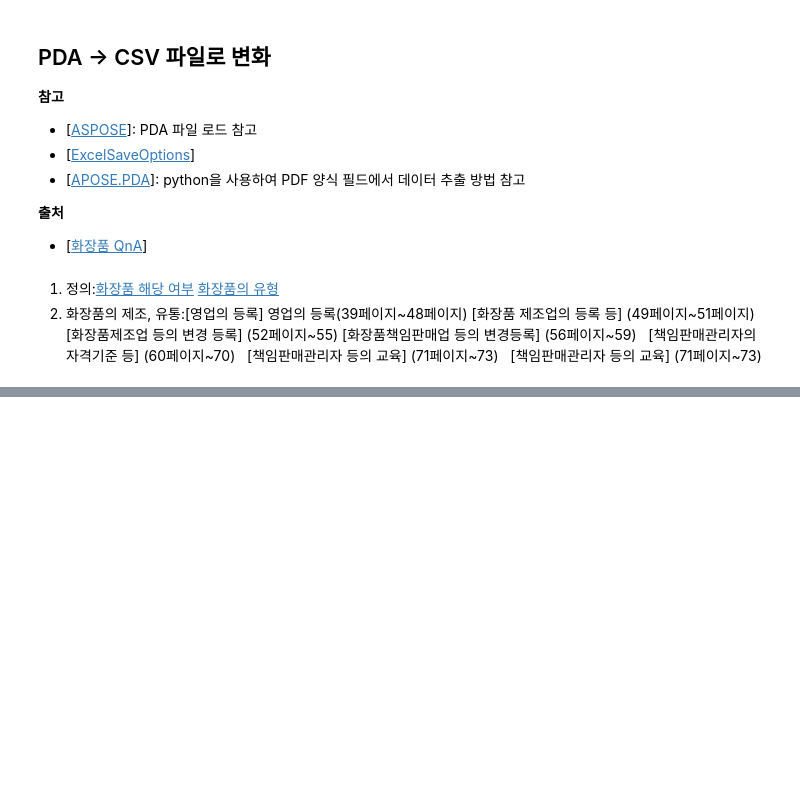
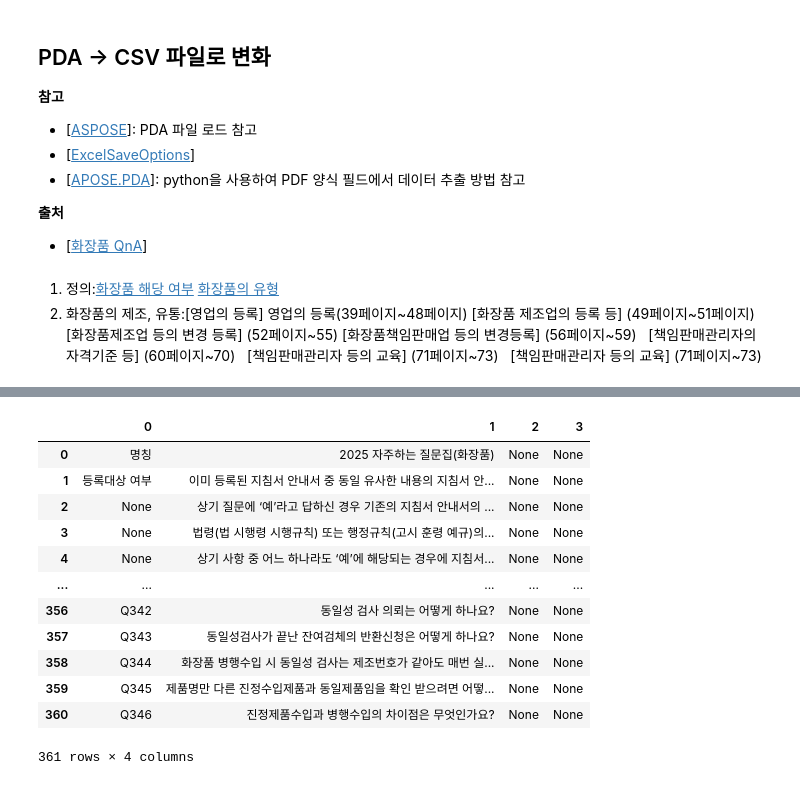
Before and after one commit to edu-ai-jiwon/nlp_practice, a Jupyter notebook: 06_seq2seq_chatbot1.ipynb, the cells around one changed output, grey strips where cells are left out. Saved outputs shown, nothing was run; the diff lists cells and outputs as text; code cells hidden in the pictures; blank space fills up the shorter version.

```diff
--- a/06_seq2seq_chatbot1.ipynb
+++ b/06_seq2seq_chatbot1.ipynb
@@ -101,0 +119,19 @@ def create_pdf_with_fields():
+# %%
+#데이터 로드
+with pdfplumber.open('C:\\SKN_24\\과제\\nlp_practice\\data\\2025+자주하는+질문집(화장품).pdf') as pdf:
+    all_tables=[]   #모든 테이블=모든 페이지 담는 빈 리스트 생성(배열 생성)
+
+    #모든 페이지 순회
+    for page_num, page in enumerate(pdf.pages):
+        print(f"페이지 {page_num+1}")
+
+        tables=page.extract_tables()
+
+        #데이터프레임 생성
+        for table in tables:
+            for row in table:
+                #cleaned_row=[cell.strip() if isinstance(cell, str) else cell in row]
+                cleaned_row=[cell.strip() if isinstance(cell, str) else cell  for cell in row]
+
+                if any(cell for cell in cleaned_row if cell):
+                    all_tables.append(cleaned_row)
@@ -101,0 +156,19 @@ def create_pdf_with_fields():
+# %%
+#데이터 전처리
+makeup_df=pd.DataFrame(all_tables)
+makeup_df
+#결과: 특이 문자 아직도 살아있음(ex. \n,□,☞,ㆍ)
+# %% [output]
+|  | 0 | 1 | 2 | 3 |
+| 0 | 명칭 | 2025 자주하는 질문집(화장품) | None | None |
+| 1 | 등록대상 여부 | 이미 등록된 지침서 안내서 중 동일 유사한 내용의 지침서 안... | None | None |
+| 2 | None | 상기 질문에 ‘예’라고 답하신 경우 기존의 지침서 안내서의 ... | None | None |
+| 3 | None | 법령(법 시행령 시행규칙) 또는 행정규칙(고시 훈령 예규)의... | None | None |
+| 4 | None | 상기 사항 중 어느 하나라도 ‘예’에 해당되는 경우에 지침서... | None | None |
+| ... | ... | ... | ... | ... |
+| 356 | Q342 | 동일성 검사 의뢰는 어떻게 하나요? | None | None |
+| 357 | Q343 | 동일성검사가 끝난 잔여검체의 반환신청은 어떻게 하나요? | None | None |
+| 358 | Q344 | 화장품 병행수입 시 동일성 검사는 제조번호가 같아도 매번 실... | None | None |
+| 359 | Q345 | 제품명만 다른 진정수입제품과 동일제품임을 확인 받으려면 어떻... | None | None |
+| 360 | Q346 | 진정제품수입과 병행수입의 차이점은 무엇인가요? | None | None |
+361 rows × 4 columns
```
Also changed, not shown: parts of 87 cells of this notebook, 2 other files.
